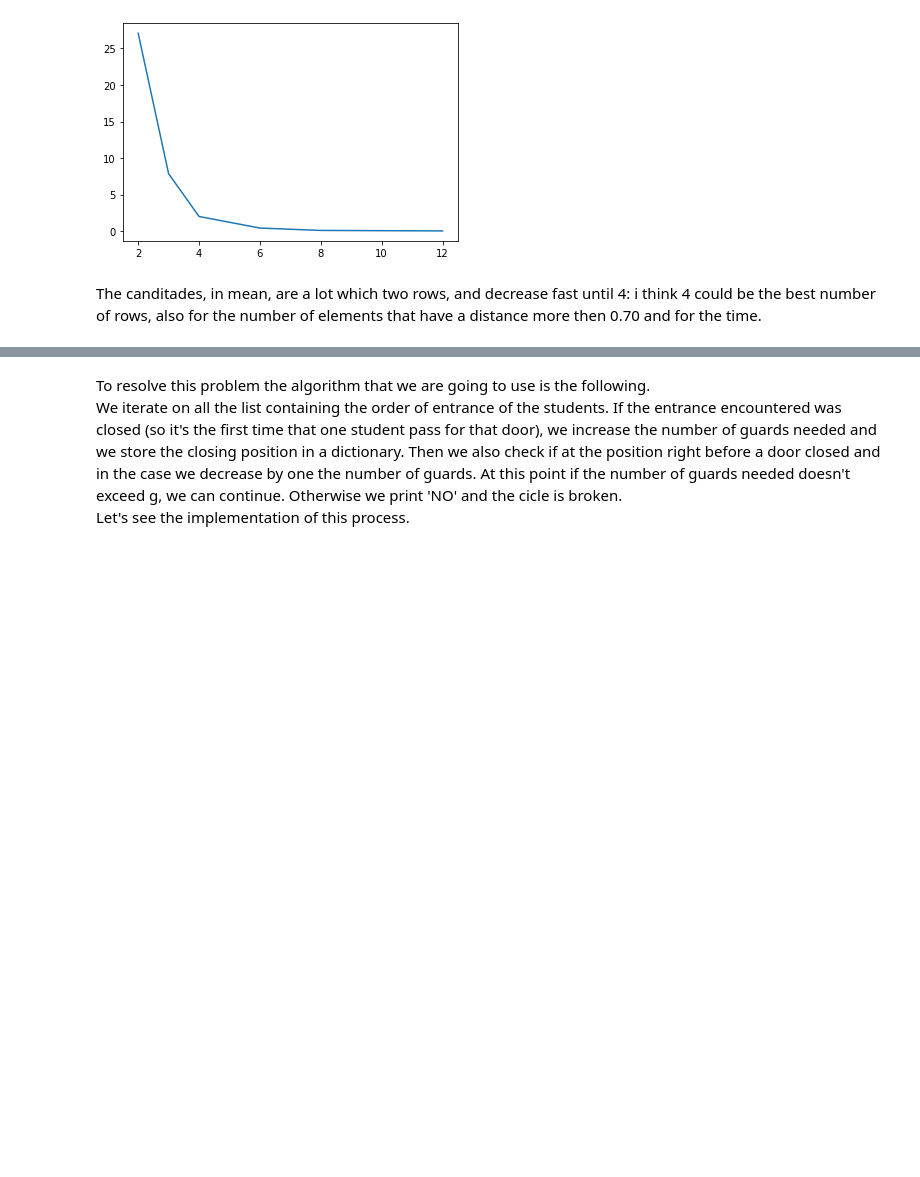
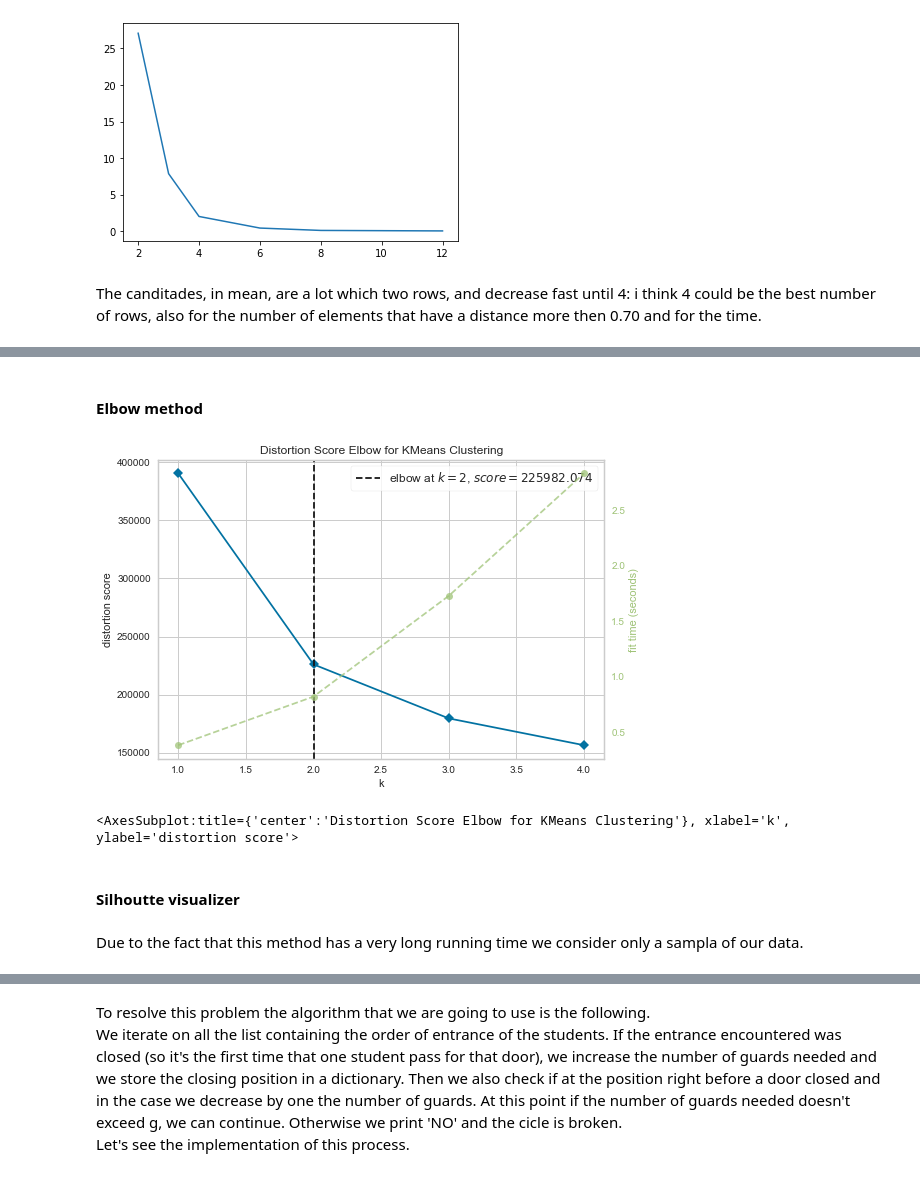
Before and after one commit to Leoni1894985/HM-4, a Jupyter notebook: main.ipynb, the cells around one changed output, grey strips where cells are left out. Drawn from its saved outputs; the diff is of its cells as text; code cells hidden in the pictures; blank space fills up the shorter version.

```diff
--- a/main.ipynb
+++ b/main.ipynb
@@ -797,0 +1327,16 @@ The canditades, in mean, are a lot which two rows, and decrease fast until 4: i
+# %% [markdown]
+#### Elbow method
+# %%
+# Instantiate the clustering model and visualizer
+model = KMeans()
+visualizer = KElbowVisualizer(model, k=(1,5))
+
+visualizer.fit(reduced)    # Fit the data to the visualizer
+visualizer.show()    # Finalize and render the figure
+# %% [output]
+[figure, added]
+<AxesSubplot:title={'center':'Distortion Score Elbow for KMeans Clustering'}, xlabel='k', ylabel='distortion score'>
+# %% [markdown]
+#### Silhoutte visualizer
+# %% [markdown]
+Due to the fact that this method has a very long running time we consider only a sampla of our data.
```
Also changed, not shown: parts of 117 cells of this notebook, 1 other file.
